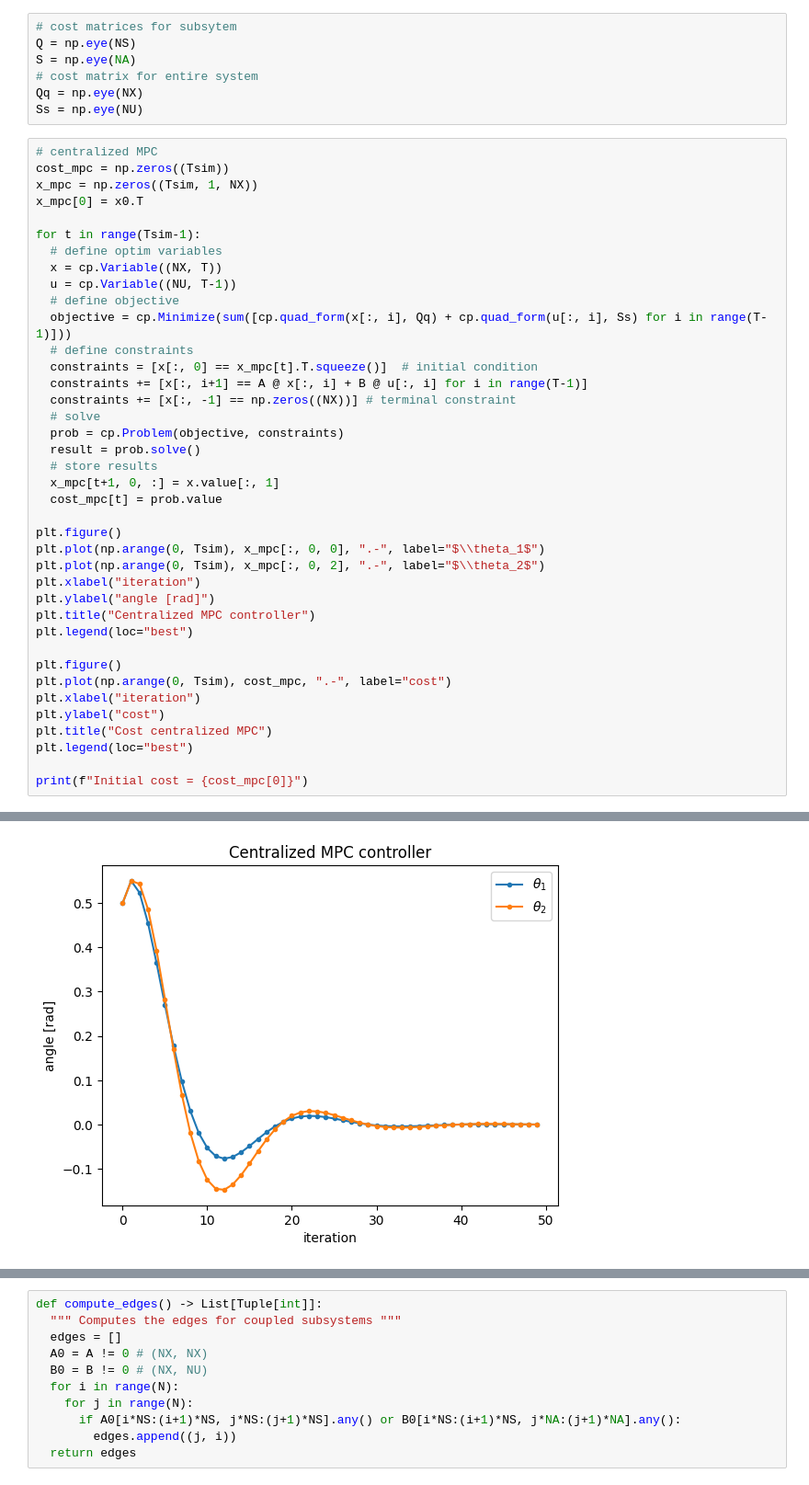
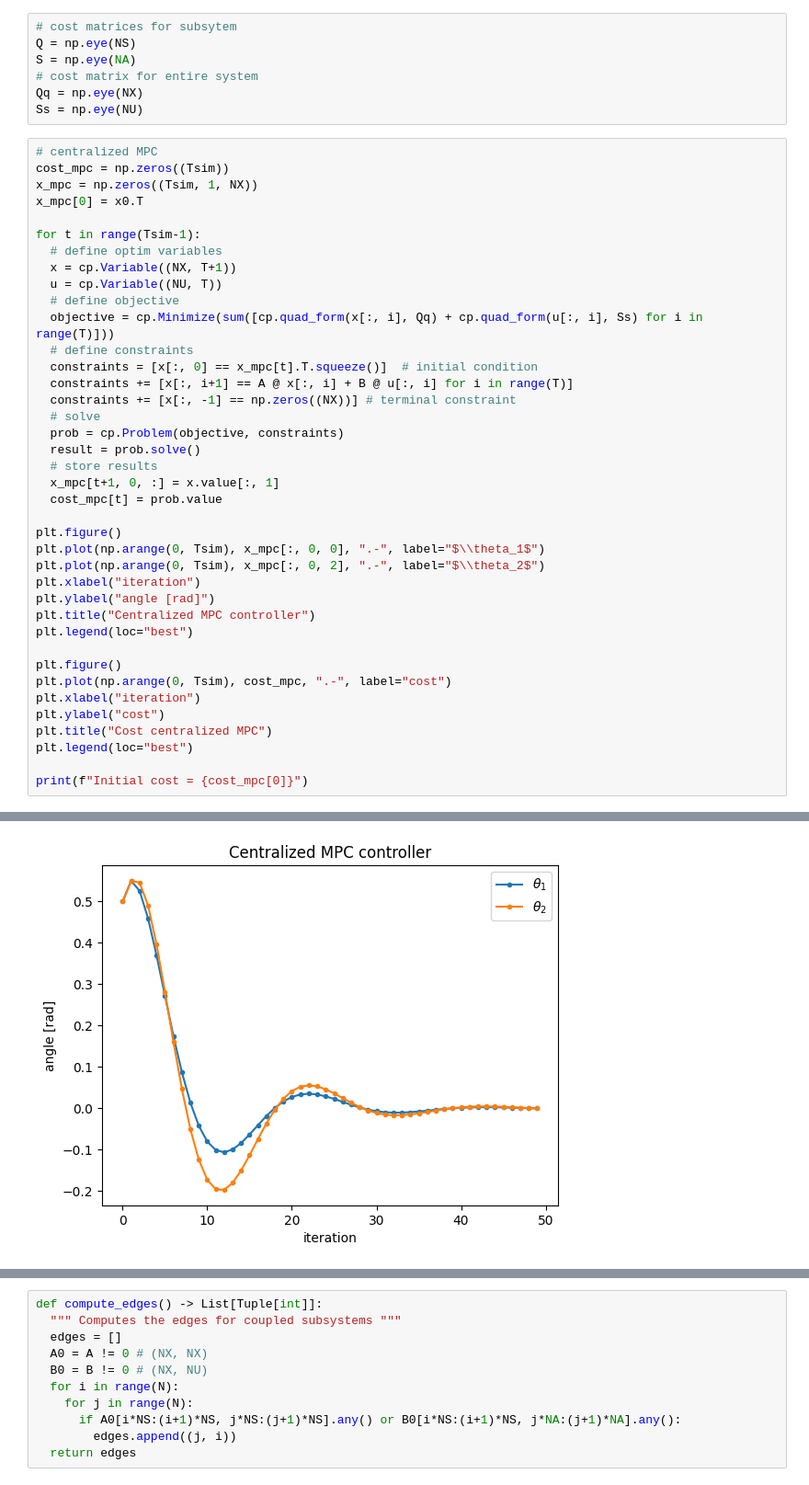
Before and after one commit to vateseif/lmpc-py, a Jupyter notebook: src/dlmpc.ipynb, the cells around one changed output, grey strips where cells are left out. Shown at 92% size. Saved outputs shown, nothing was run; the diff lists cells and outputs as text.

Commit message:
Changed horizon definition for variables. Now x in NX*(T+1) and u in NU*(T)

```diff
--- a/src/dlmpc.ipynb
+++ b/src/dlmpc.ipynb
@@ -83,13 +83,13 @@ x_mpc[0] = x0.T
 
 for t in range(Tsim-1):
   # define optim variables
-  x = cp.Variable((NX, T))
-  u = cp.Variable((NU, T-1))
+  x = cp.Variable((NX, T+1))
+  u = cp.Variable((NU, T))
   # define objective
-  objective = cp.Minimize(sum([cp.quad_form(x[:, i], Qq) + cp.quad_form(u[:, i], Ss) for i in range(T-1)]))
+  objective = cp.Minimize(sum([cp.quad_form(x[:, i], Qq) + cp.quad_form(u[:, i], Ss) for i in range(T)]))
   # define constraints
   constraints = [x[:, 0] == x_mpc[t].T.squeeze()]  # initial condition
-  constraints += [x[:, i+1] == A @ x[:, i] + B @ u[:, i] for i in range(T-1)]
+  constraints += [x[:, i+1] == A @ x[:, i] + B @ u[:, i] for i in range(T)]
   constraints += [x[:, -1] == np.zeros((NX))] # terminal constraint
   # solve
   prob = cp.Problem(objective, constraints)
@@ -119 +119 @@ Initial cost = 263.31169553381943
-[figure, old version]
+[figure, new version]
```
Also changed, not shown: parts of 6 cells of this notebook.
